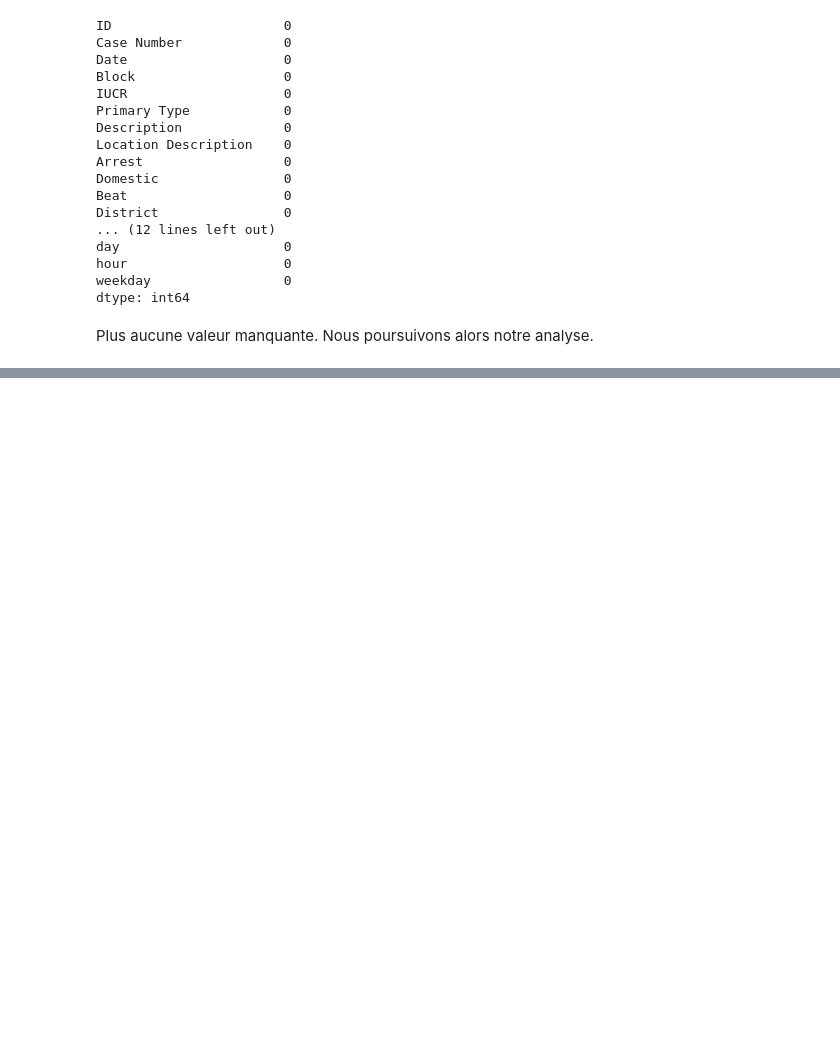
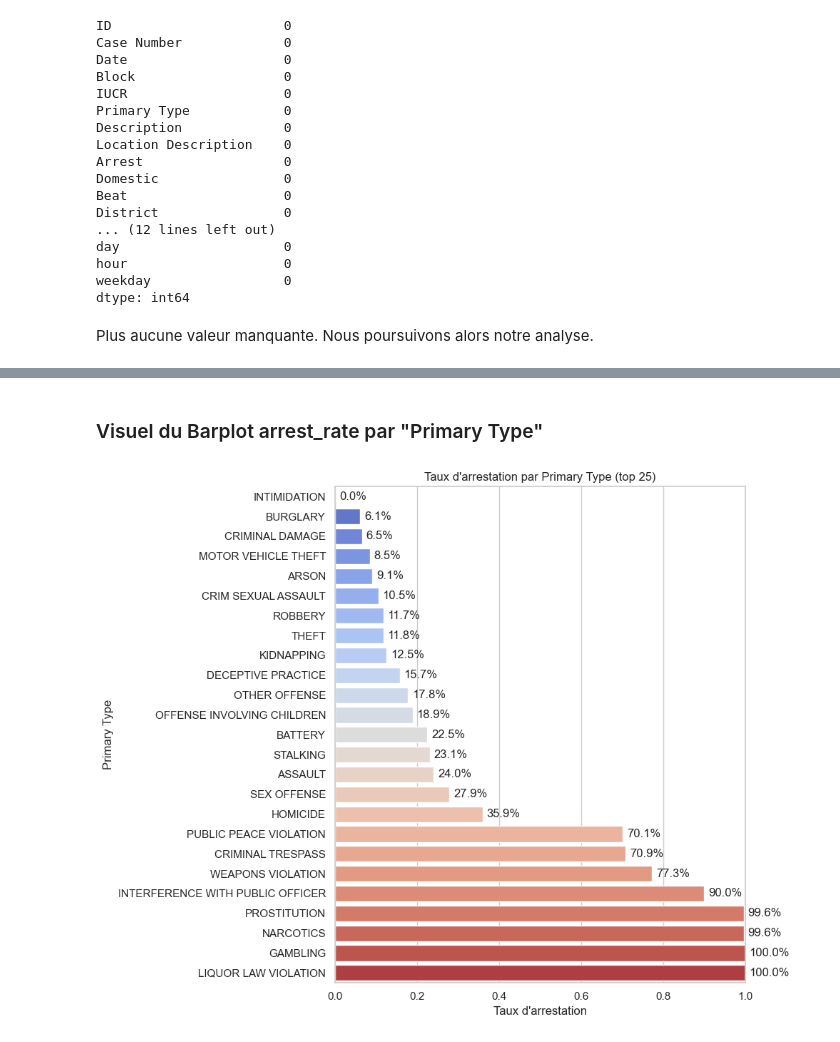
Before and after one commit to itsdav7/CrimeDB_Analysis, a Jupyter notebook: C_DB_Analysis.ipynb, the cells around one changed output, grey strips where cells are left out. Saved outputs shown, nothing was run; the diff lists cells and outputs as text; code cells hidden in the pictures; blank space fills up the shorter version.

```diff
--- a/C_DB_Analysis.ipynb
+++ b/C_DB_Analysis.ipynb
@@ -195,0 +330,15 @@ Plus aucune valeur manquante. Nous poursuivons alors notre analyse.
+# %%
+# Robustifier Arrest et éviter dropna global
+def to_bool(x):
+    if pd.isna(x): return False
+    s = str(x).strip().lower()
+    return s in ['true','t','1','yes','y']
+
+df['Arrest_bool'] = df['Arrest'].apply(to_bool)
+
+# case_activity_count et has_arrest_case
+case_stats = df.groupby('Case Number').agg(
+    case_activity_count=('ID','count'),
+    case_has_arrest=('Arrest_bool','max')
+).reset_index()
+df = df.merge(case_stats, on='Case Number', how='left')
@@ -195,0 +413,32 @@ Plus aucune valeur manquante. Nous poursuivons alors notre analyse.
+# %%
+df['severity_score'] = df['Primary Type'].map(severity_map).fillna(1)
+df['agent_category'] = df['Primary Type'].map(mapping).fillna('Other')
+
+
+# garder top N Primary Types pour lisibilité
+top_n = 25
+top_types = df['Primary Type'].value_counts().head(top_n).index.tolist()
+df_top = df[df['Primary Type'].isin(top_types)].copy()
+# %% [markdown]
+### Visuel du Barplot arrest_rate par "Primary Type"
+# %%
+# Barplot arrest_rate par Primary Type (Y)
+arrest_by_type = df_top.groupby('Primary Type').agg(
+    n_incidents=('ID','count'),
+    n_arrests=('Arrest_bool','sum')
+).reset_index()
+arrest_by_type['arrest_rate'] = arrest_by_type['n_arrests'] / arrest_by_type['n_incidents']
+arrest_by_type = arrest_by_type.sort_values('arrest_rate')  # tri ascendant pour mettre faibles en haut
+
+plt.figure(figsize=(10,8))
+sns.barplot(x='arrest_rate', y='Primary Type', data=arrest_by_type, palette='coolwarm')
+plt.xlabel('Taux d\'arrestation')
+plt.ylabel('Primary Type')
+plt.title('Taux d\'arrestation par Primary Type (top {})'.format(top_n))
+plt.xlim(0,1)
+for i, v in enumerate(arrest_by_type['arrest_rate']):
+    plt.text(v + 0.01, i, f"{v:.1%}", va='center')
+plt.tight_layout()
+plt.show()
+# %% [output]
+[figure, added]
```
Also changed, not shown: parts of 43 cells of this notebook.
